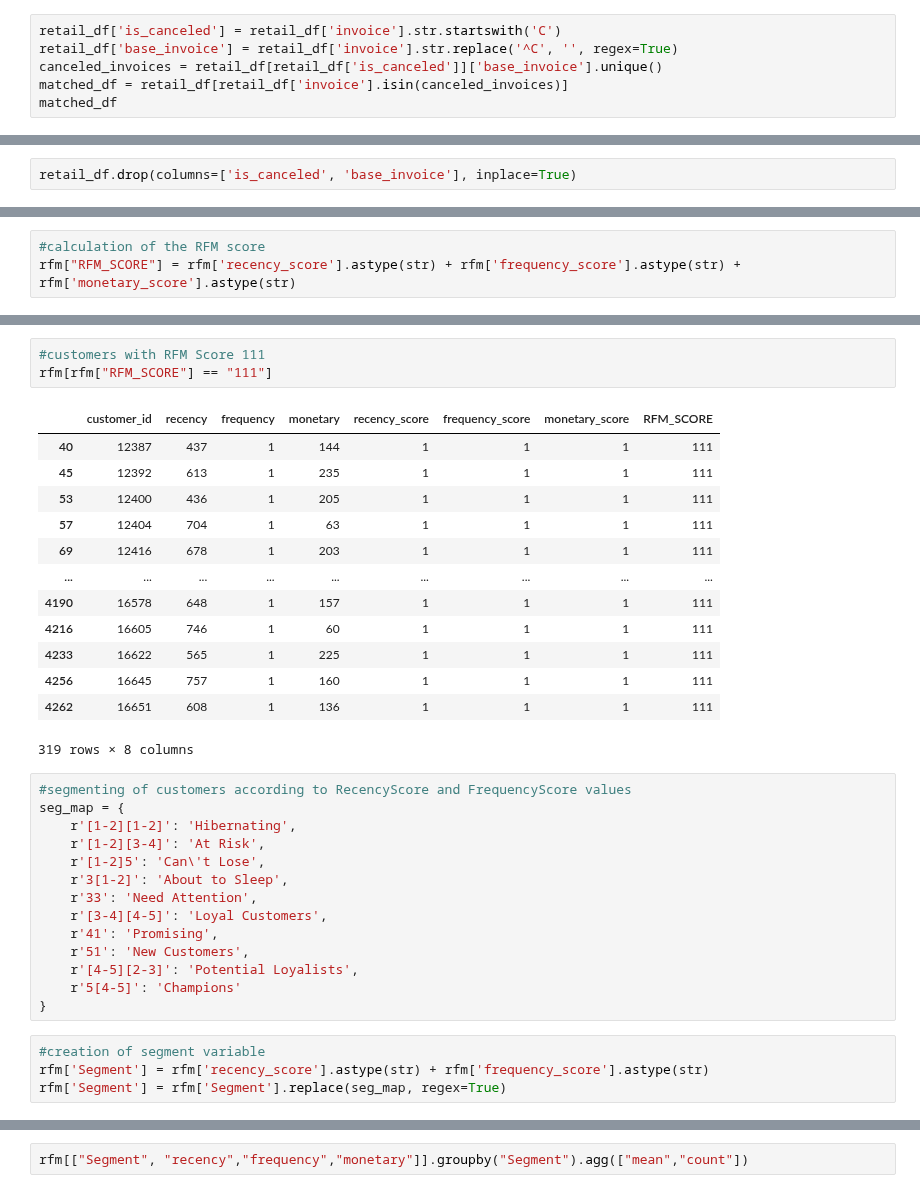
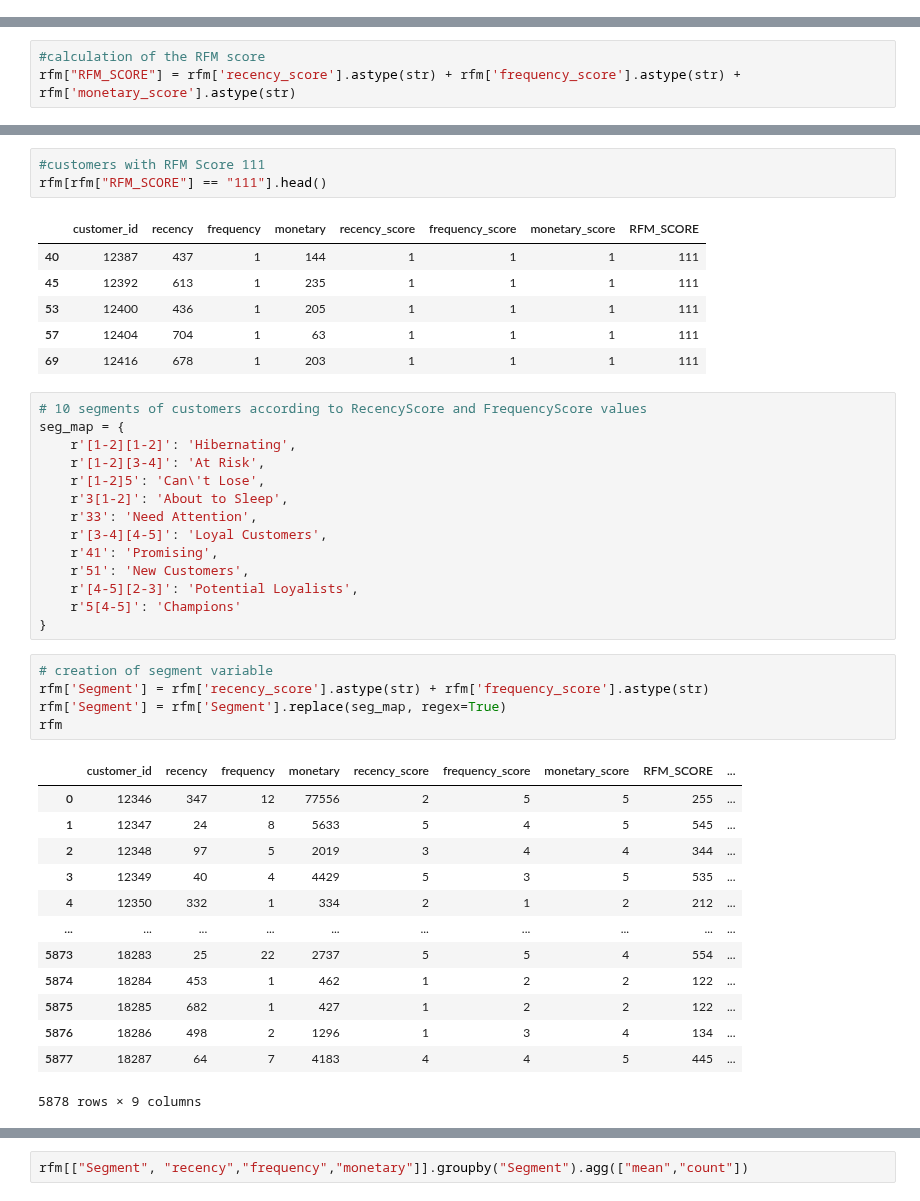
Before and after one commit to jarviscanada/jarvis_data_eng_SarazhiliuHe, a Jupyter notebook: python_data_analytics/retail_data_analytics_wrangling.ipynb, the cells around one changed output, grey strips where cells are left out. Saved outputs shown, nothing was run; the diff lists cells and outputs as text.

```diff
--- a/python_data_analytics/retail_data_analytics_wrangling.ipynb
+++ b/python_data_analytics/retail_data_analytics_wrangling.ipynb
@@ -319,6 +142,0 @@ there is no one-to-one mapping between canceled and original invoice numbers via
-# %%
-retail_df['is_canceled'] = retail_df['invoice'].str.startswith('C')
-retail_df['base_invoice'] = retail_df['invoice'].str.replace('^C', '', regex=True)
-canceled_invoices = retail_df[retail_df['is_canceled']]['base_invoice'].unique()
-matched_df = retail_df[retail_df['invoice'].isin(canceled_invoices)]
-matched_df
@@ -327,2 +142,0 @@ matched_df
-# %%
-retail_df.drop(columns=['is_canceled', 'base_invoice'], inplace=True)
@@ -935,22 +656,15 @@ rfm[rfm["RFM_SCORE"] == "555"]
 # %%
 #customers with RFM Score 111
-rfm[rfm["RFM_SCORE"] == "111"]
+rfm[rfm["RFM_SCORE"] == "111"].head()
 # %% [output]
 |  | customer_id | recency | frequency | monetary | recency_score | frequency_score | monetary_score | RFM_SCORE |
 | 40 | 12387 | 437 | 1 | 144 | 1 | 1 | 1 | 111 |
 | 45 | 12392 | 613 | 1 | 235 | 1 | 1 | 1 | 111 |
 | 53 | 12400 | 436 | 1 | 205 | 1 | 1 | 1 | 111 |
 | 57 | 12404 | 704 | 1 | 63 | 1 | 1 | 1 | 111 |
 | 69 | 12416 | 678 | 1 | 203 | 1 | 1 | 1 | 111 |
-| ... | ... | ... | ... | ... | ... | ... | ... | ... |
-| 4190 | 16578 | 648 | 1 | 157 | 1 | 1 | 1 | 111 |
-| 4216 | 16605 | 746 | 1 | 60 | 1 | 1 | 1 | 111 |
-| 4233 | 16622 | 565 | 1 | 225 | 1 | 1 | 1 | 111 |
-| 4256 | 16645 | 757 | 1 | 160 | 1 | 1 | 1 | 111 |
-| 4262 | 16651 | 608 | 1 | 136 | 1 | 1 | 1 | 111 |
-319 rows × 8 columns
 # %%
-#segmenting of customers according to RecencyScore and FrequencyScore values
+# 10 segments of customers according to RecencyScore and FrequencyScore values
 seg_map = {
     r'[1-2][1-2]': 'Hibernating',
     r'[1-2][3-4]': 'At Risk',
@@ -964,6 +678,21 @@ seg_map = {
     r'5[4-5]': 'Champions'
 }
 # %%
-#creation of segment variable
+# creation of segment variable
 rfm['Segment'] = rfm['recency_score'].astype(str) + rfm['frequency_score'].astype(str)
 rfm['Segment'] = rfm['Segment'].replace(seg_map, regex=True)
+rfm
+# %% [output]
+|  | customer_id | recency | frequency | monetary | recency_score | frequency_score | monetary_score | RFM_SCORE | ... |
+| 0 | 12346 | 347 | 12 | 77556 | 2 | 5 | 5 | 255 | ... |
+| 1 | 12347 | 24 | 8 | 5633 | 5 | 4 | 5 | 545 | ... |
+| 2 | 12348 | 97 | 5 | 2019 | 3 | 4 | 4 | 344 | ... |
+| 3 | 12349 | 40 | 4 | 4429 | 5 | 3 | 5 | 535 | ... |
+| 4 | 12350 | 332 | 1 | 334 | 2 | 1 | 2 | 212 | ... |
+| ... | ... | ... | ... | ... | ... | ... | ... | ... | ... |
+| 5873 | 18283 | 25 | 22 | 2737 | 5 | 5 | 4 | 554 | ... |
+| 5874 | 18284 | 453 | 1 | 462 | 1 | 2 | 2 | 122 | ... |
+| 5875 | 18285 | 682 | 1 | 427 | 1 | 2 | 2 | 122 | ... |
+| 5876 | 18286 | 498 | 2 | 1296 | 1 | 3 | 4 | 134 | ... |
+| 5877 | 18287 | 64 | 7 | 4183 | 4 | 4 | 5 | 445 | ... |
+5878 rows × 9 columns
```
Also changed, not shown: parts of 69 cells of this notebook, 2 other files.
